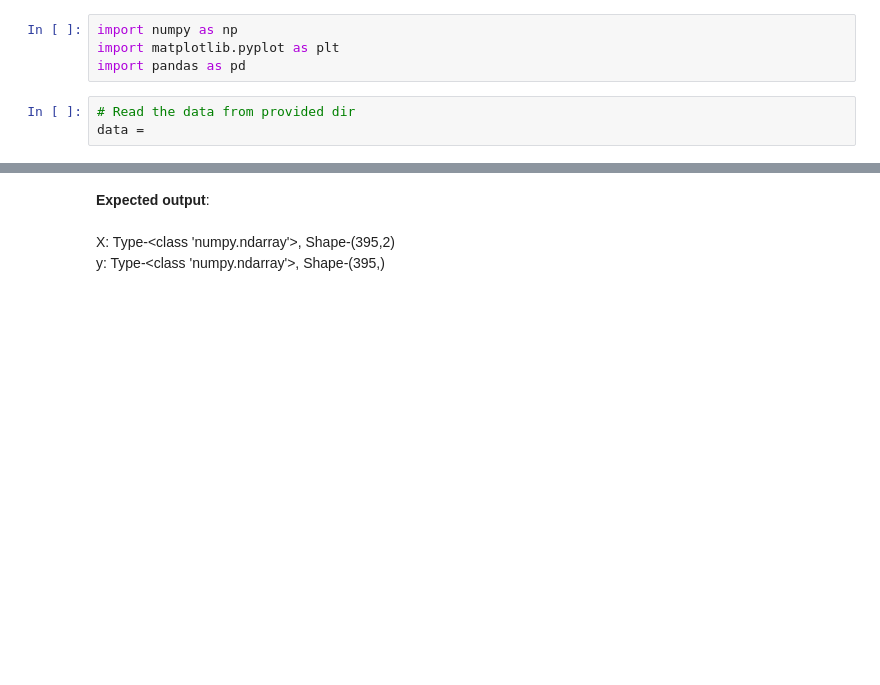
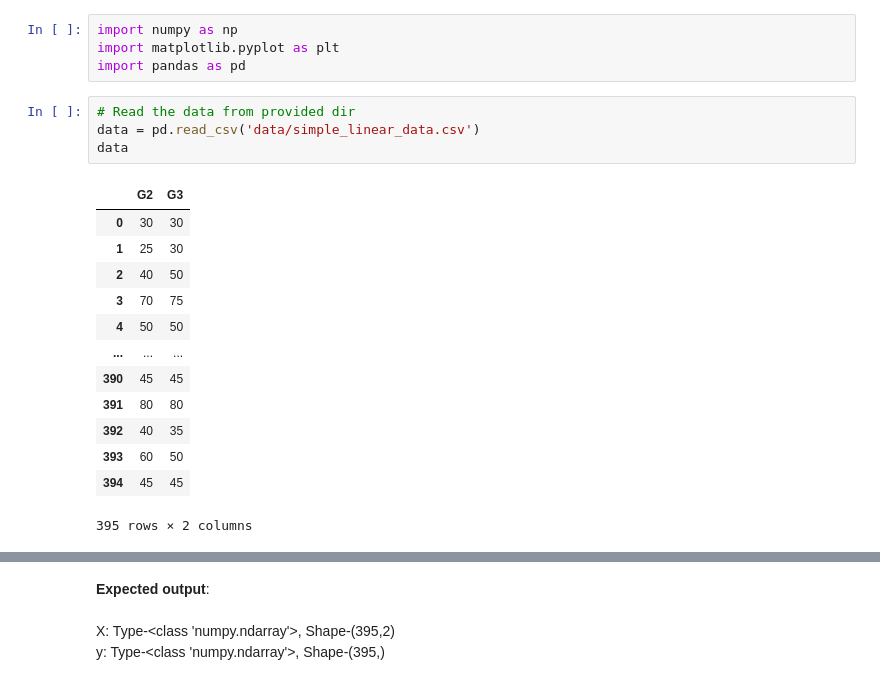
Before and after one commit to sparsh0427/BU_Semester_5, a Jupyter notebook: ECSE303L_AI_AND_ML/LABS/Week_2/task_1_simple.ipynb, the cells around one changed output, grey strips where cells are left out. Cells and saved outputs as stored; diff of their text form; blank space fills up the shorter version.

```diff
--- a/ECSE303L_AI_AND_ML/LABS/Week_2/task_1_simple.ipynb
+++ b/ECSE303L_AI_AND_ML/LABS/Week_2/task_1_simple.ipynb
@@ -53,7 +53,22 @@ import matplotlib.pyplot as plt
 import pandas as pd
 # %%
 # Read the data from provided dir
-data =
+data = pd.read_csv('data/simple_linear_data.csv')
+data
+# %% [output]
+|  | G2 | G3 |
+| 0 | 30 | 30 |
+| 1 | 25 | 30 |
+| 2 | 40 | 50 |
+| 3 | 70 | 75 |
+| 4 | 50 | 50 |
+| ... | ... | ... |
+| 390 | 45 | 45 |
+| 391 | 80 | 80 |
+| 392 | 40 | 35 |
+| 393 | 60 | 50 |
+| 394 | 45 | 45 |
+395 rows × 2 columns
 # %%
 # Add column which has all 1s
 # The idea is that weight corresponding to this column is equal to intercept
```
Also changed, not shown: parts of 10 cells of this notebook, 8 other files.
